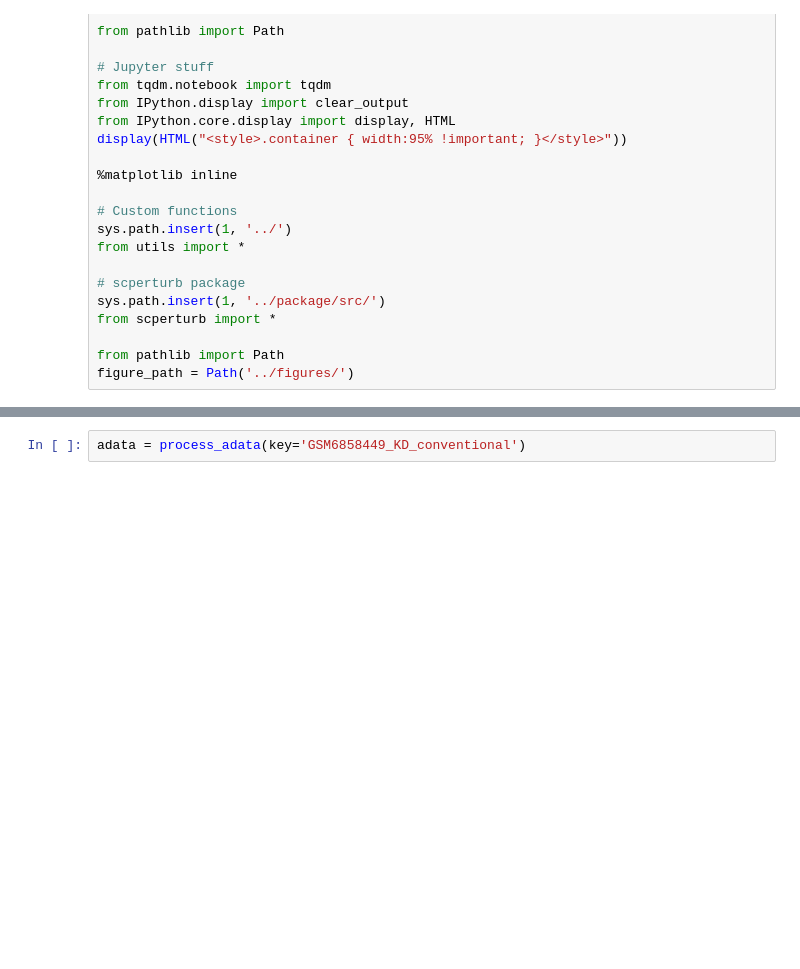
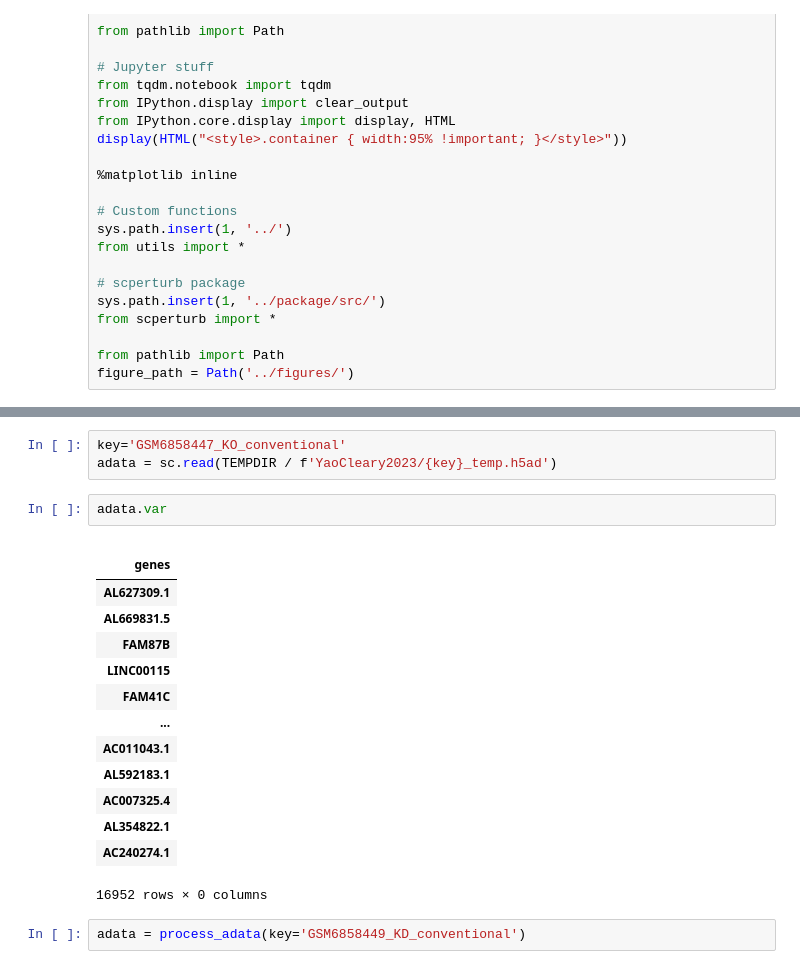
Before and after one commit to sanderlab/scPerturb, a Jupyter notebook: dataset_processing/notebooks/YaoCleary2023.ipynb, the cells around one changed output, grey strips where cells are left out. Cells and saved outputs as stored; diff of their text form; blank space fills up the shorter version.

```diff
--- a/dataset_processing/notebooks/YaoCleary2023.ipynb
+++ b/dataset_processing/notebooks/YaoCleary2023.ipynb
@@ -87,3 +91,23 @@ adata = process_adata(key='GSM6858447_KO_conventional')
+# %%
+key='GSM6858447_KO_conventional'
+adata = sc.read(TEMPDIR / f'YaoCleary2023/{key}_temp.h5ad')
+# %%
+adata.var
+# %% [output]
+|  |
+| genes |
+| AL627309.1 |
+| AL669831.5 |
+| FAM87B |
+| LINC00115 |
+| FAM41C |
+| ... |
+| AC011043.1 |
+| AL592183.1 |
+| AC007325.4 |
+| AL354822.1 |
+| AC240274.1 |
+16952 rows × 0 columns
 # %%
 adata = process_adata(key='GSM6858449_KD_conventional')
 # %% [output]
```
Also changed, not shown: parts of 8 cells of this notebook, 8 other files.
